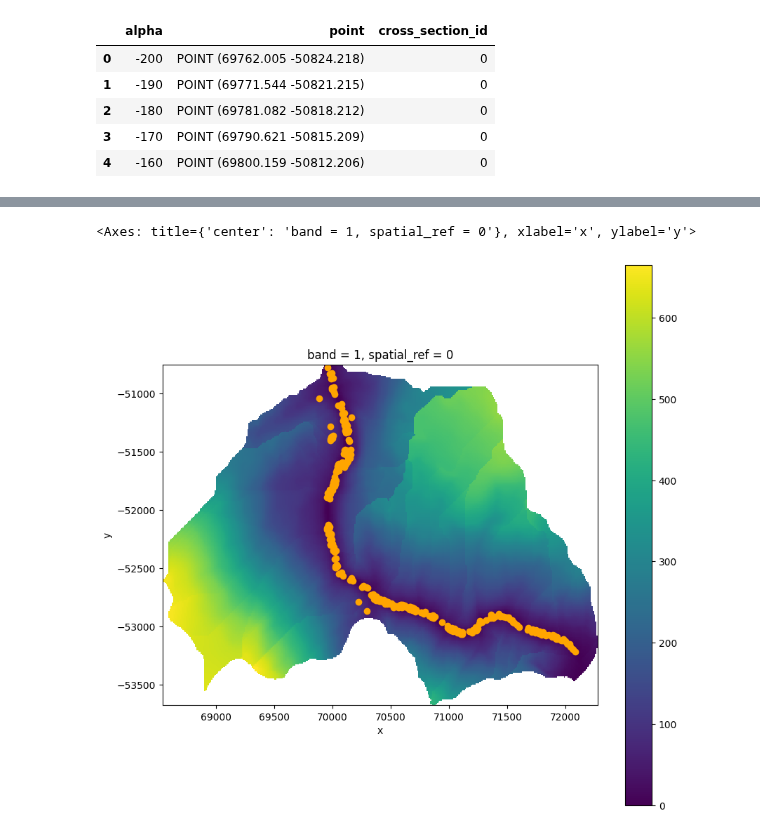
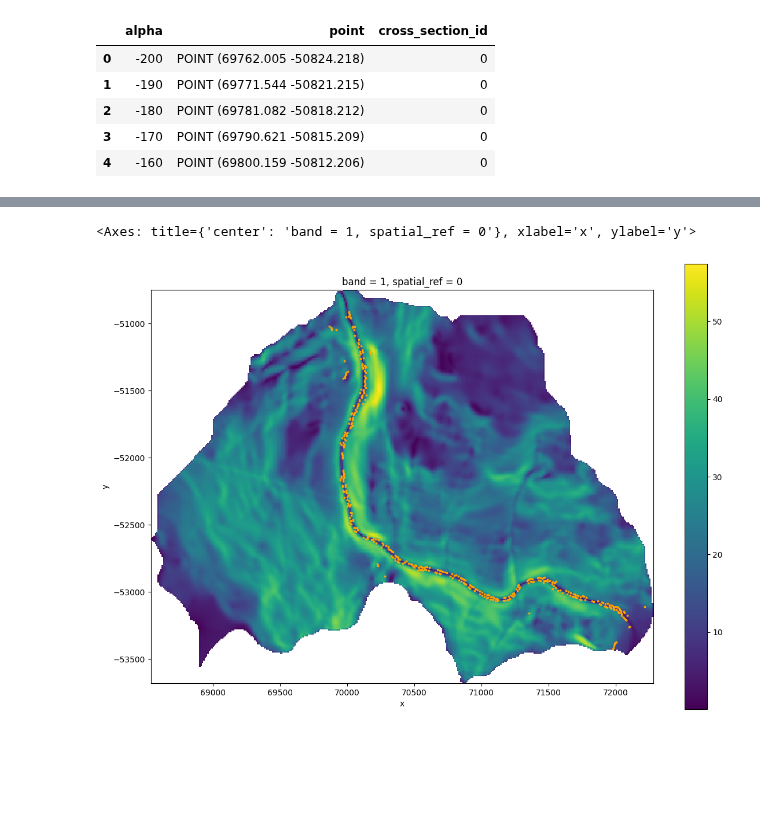
Before and after one commit to avkoehl/valleys, a Jupyter notebook: notebooks/full_workflow.ipynb, the cells around one changed output, grey strips where cells are left out. Saved outputs shown, nothing was run; the diff lists cells and outputs as text; code cells hidden in the pictures; blank space fills up the shorter version.

```diff
--- a/notebooks/full_workflow.ipynb
+++ b/notebooks/full_workflow.ipynb
@@ -20,8 +18,12 @@ The autoreload extension is already loaded. To reload it, use:
 # %%
 wbt = setup_wbt(whitebox_dir=os.path.expanduser("~/opt/WBT/"), working_dir=os.path.abspath("../data/wb_outputs/"))
 
+# 1801 12
+# 1807 4
+# 1804 22
+
 dem_file = os.path.abspath("../data/huc12s/180400060403///subbasins/22.0_dem.tif")
-hillslopes_file = os.path.abspath("../data/huc12s/180400060403///subbasins/22.0_hillslopes.tif")
+hillslopes_file = os.path.abspath("../data/huc12s/180400060403////subbasins/22.0_hillslopes.tif")
 
 hs = rioxarray.open_rasterio(hillslopes_file).squeeze()
 dem = rioxarray.open_rasterio(dem_file).squeeze()
@@ -77,13 +79,14 @@ def get_break_point(half_profile_df):
     df['alpha'] = df['alpha'].apply(abs)
     df = df.sort_values(by='alpha', ascending=True)
 
-    peak_inds = list(signal.find_peaks(-df['curvature'], height=0.01))[0]
+    peak_inds = list(signal.find_peaks(-df['curvature'], height=0.005))[0]
 
+    # THIS IS WRONG!
     for i,ind in enumerate(peak_inds):
-        if i < len(peak_inds):
-            slope = (df['elevation'].iloc[(ind + 1)] - df['elevation'].iloc[ind]) / ( df['alpha'].iloc[(ind+1)] - df['alpha'].iloc[ind])
+        if (i+1) < len(peak_inds):
+            slope = (df['elevation'].iloc[(peak_inds[i+1])] - df['elevation'].iloc[ind]) / ( df['alpha'].iloc[(peak_inds[i+1])] - df['alpha'].iloc[ind])
         else:
-            slope = (df['elevation'].iloc[-1] - df['elevation'].iloc[ind]) / d(f['alpha'].iloc[-1] - df['alpha'].iloc[ind])
+            slope = (df['elevation'].iloc[-1] - df['elevation'].iloc[ind]) / (df['alpha'].iloc[-1] - df['alpha'].iloc[ind])
         if slope > .25:
             return df['point_id'].iloc[ind]
     return np.nan
@@ -116,8 +119,8 @@ bp_df
 # %%
-fig, ax = plt.subplots(figsize=(10,10))
-hand.plot(ax=ax)
-bp_df.plot(ax=ax, color='orange')
+fig, ax = plt.subplots(figsize=(14,10))
+slope.plot(ax=ax)
+bp_df.plot(ax=ax, color='orange', markersize=3)
 # %% [output]
 <Axes: title={'center': 'band = 1, spatial_ref = 0'}, xlabel='x', ylabel='y'>
-[figure, old version]
+[figure, new version]
 # %%
```
Also changed, not shown: parts of 11 cells of this notebook.
